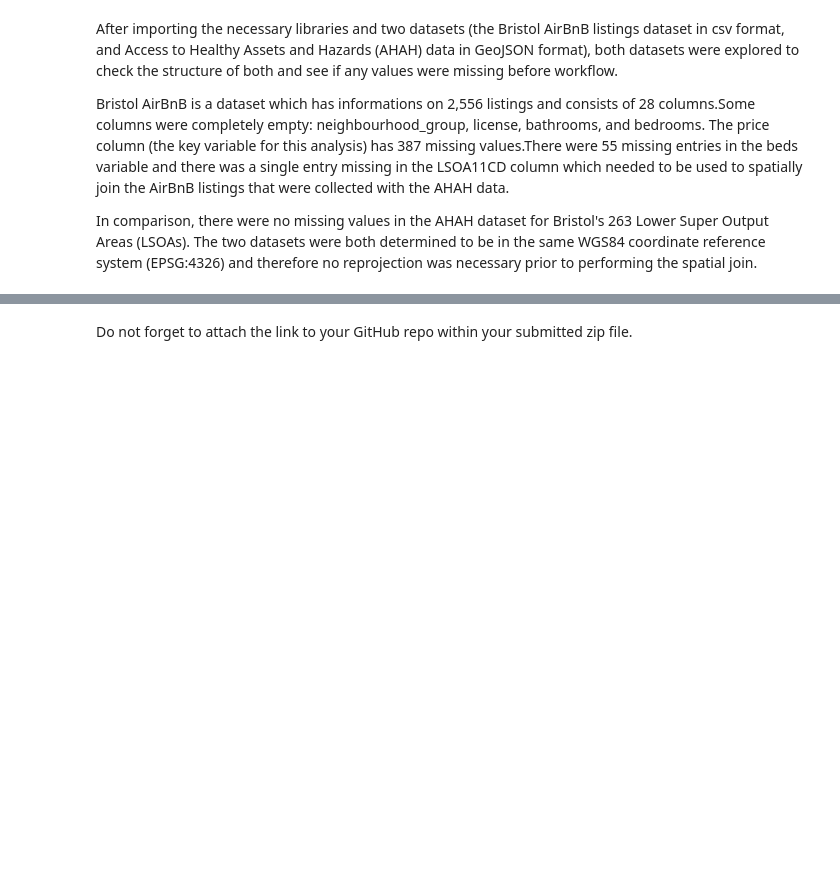
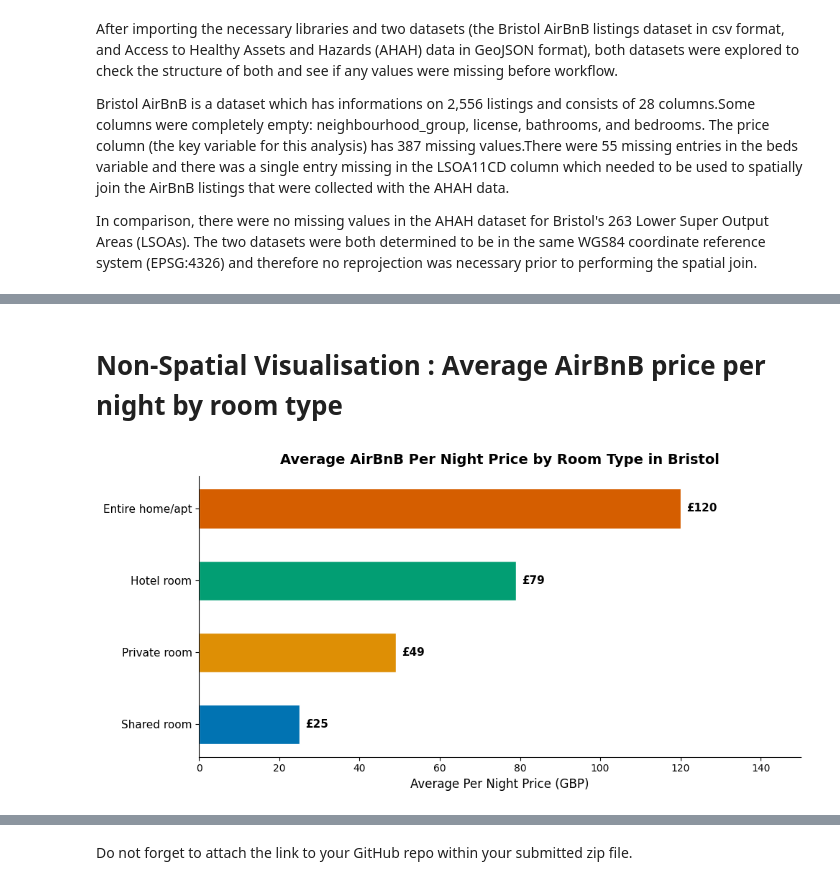
Before and after one commit to deeptanghosh02/GEOG5990M_Deeptanshu-Ghosh, a Jupyter notebook: GEOG5990M_Final_Project_resit.ipynb, the cells around one changed output, grey strips where cells are left out. Saved outputs shown, nothing was run; the diff lists cells and outputs as text; code cells hidden in the pictures; blank space fills up the shorter version.

```diff
--- a/GEOG5990M_Final_Project_resit.ipynb
+++ b/GEOG5990M_Final_Project_resit.ipynb
@@ -209,0 +212,19 @@ In comparison, there were no missing values in the AHAH dataset for Bristol's 26
+# %%
+#Cleaning columns that are entirely empty
+columns_to_clean= ['neighbourhood_group', 'license', 'bathrooms', 'bedrooms', 'Unnamed: 0']
+airbnb_clean = airbnb.drop(columns=columns_to_clean)
+print("Columns remaining after dropping empty columns:",airbnb_clean.shape)
+
+#Cleaning the one row where LSOA11CD is missing
+airbnb_clean = airbnb_clean.dropna(subset=['LSOA11CD'])
+print("Rows after cleaning missing LSOA11CD:", len(airbnb_clean))
+
+#Cleaning rows that have missing price values
+airbnb_clean = airbnb_clean.dropna(subset=['price'])
+print("Rows after cleaning missing prices:", len(airbnb_clean))
+
+#Filling missing 'beds' values with the column median
+beds_median = airbnb_clean['beds'].median()
+airbnb_clean['beds'] = airbnb_clean['beds'].fillna(beds_median)
+print("Average value used to fill missing beds:", beds_median)
+print("Missing values remaining in beds:", airbnb_clean['beds'].isnull().sum())
@@ -209,0 +308,51 @@ In comparison, there were no missing values in the AHAH dataset for Bristol's 26
+# %% [markdown]
+# **Non-Spatial Visualisation : Average AirBnB price per night by room type**
+# %%
+# Calculating the average price per night by room type
+room_price = (
+    airbnb_clean.groupby('room_type_y')['price']
+    .median()
+    .reset_index()
+    .sort_values('price', ascending=True)
+)
+
+# Using color palettes which are suitable for colour blind
+palette = sns.color_palette('colorblind', n_colors=len(room_price))
+
+fig, ax = plt.subplots(figsize=(10, 5))
+
+# Drawing horizontal bar chart
+bars = ax.barh(
+    room_price['room_type_y'],
+    room_price['price'],
+    color=palette,
+    edgecolor='white',
+    height=0.55
+)
+
+# Adding data labels directly onto each bar
+for bar in bars:
+    width = bar.get_width()
+    ax.text(
+        width + 1.5,
+        bar.get_y() + bar.get_height() / 2,
+        f'£{width:.0f}',
+        va='center', ha='left',
+        fontsize=11, fontweight='bold'
+    )
+
+ax.set_xlabel('Average Per Night Price (GBP)', fontsize=12)
+ax.set_title(
+    'Average AirBnB Per Night Price by Room Type in Bristol',
+    fontsize=14, fontweight='bold', pad=12
+)
+ax.set_xlim(0, room_price['price'].max() + 30)
+ax.spines['top'].set_visible(False)
+ax.spines['right'].set_visible(False)
+ax.tick_params(axis='y', labelsize=11)
+
+plt.tight_layout()
+plt.savefig('vis1_price_by_roomtype.png', dpi=150, bbox_inches='tight')
+plt.show()
+# %% [output]
+[figure, added]
```
Also changed, not shown: parts of 12 cells of this notebook.
